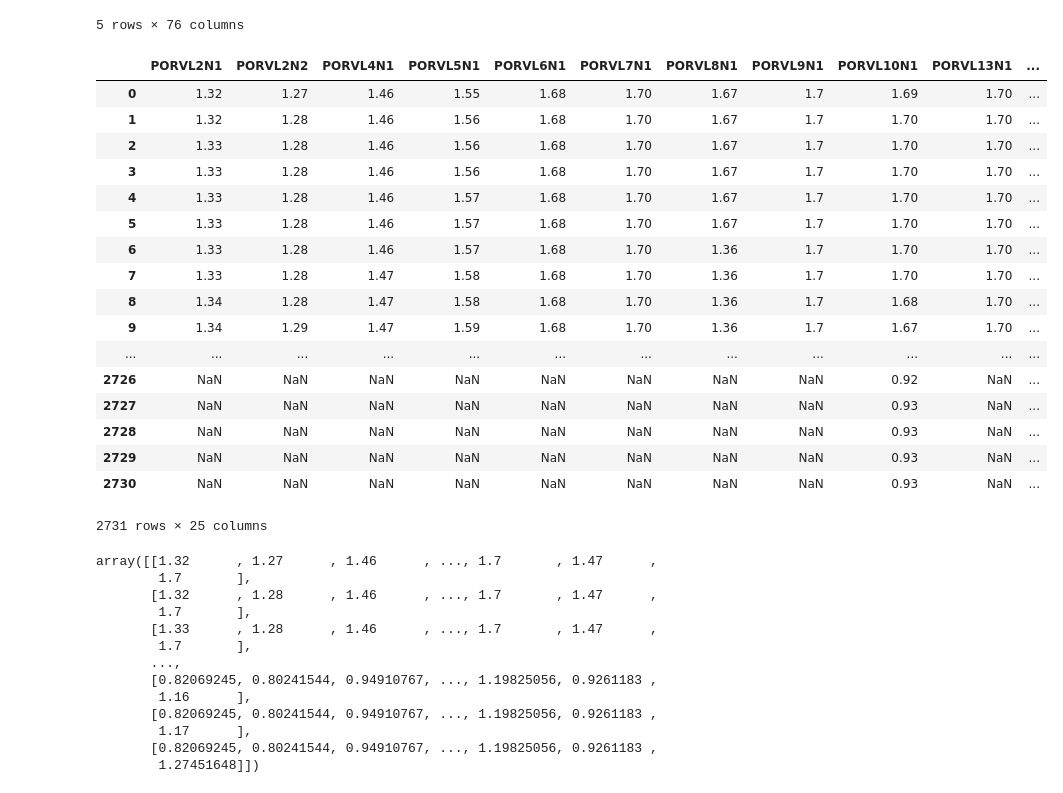
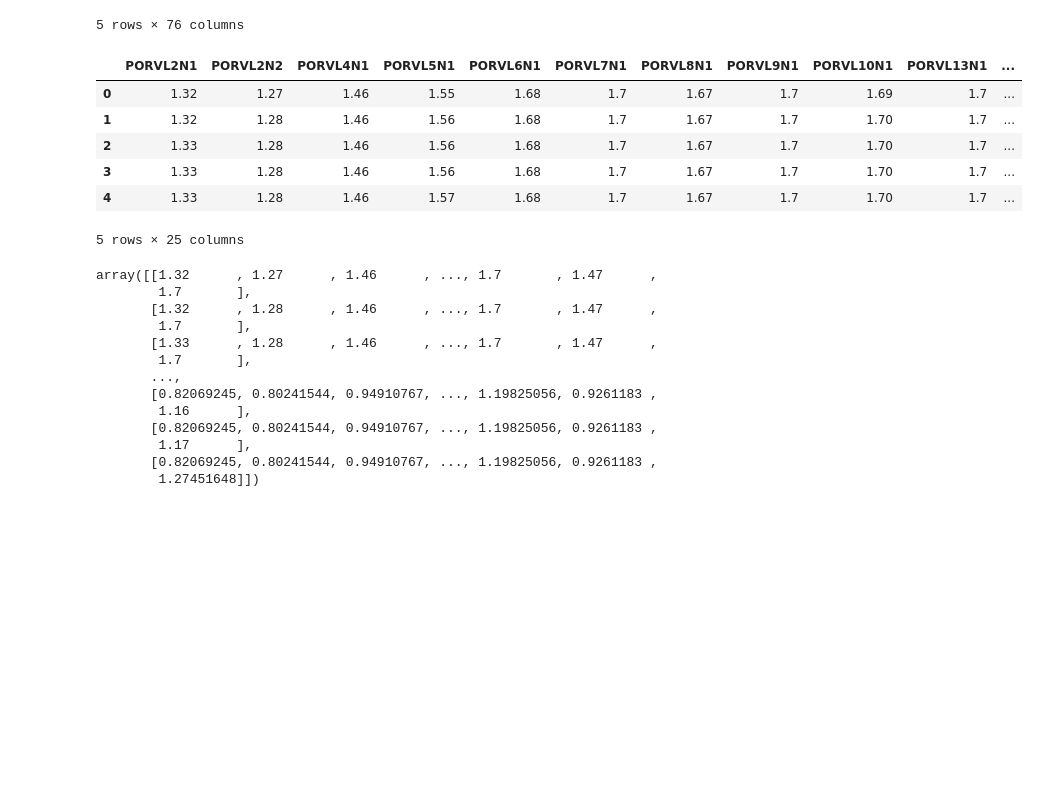
Before and after one commit to bgarcial/sioma_project, a Jupyter notebook: notebooks/pre-processing_data/PhreaticLevel/28-weeks_January-12_August-03_2018/01-bgarcial-phreatic_level.ipynb, the cells around one changed output. Saved outputs shown, nothing was run; the diff lists cells and outputs as text; code cells hidden in the pictures; blank space fills up the shorter version.

Commit message:
PORV all lots nodes columns without scaling

```diff
--- a/notebooks/pre-processing_data/PhreaticLevel/28-weeks_January-12_August-03_2018/01-bgarcial-phreatic_level.ipynb
+++ b/notebooks/pre-processing_data/PhreaticLevel/28-weeks_January-12_August-03_2018/01-bgarcial-phreatic_level.ipynb
@@ -252,26 +241,15 @@ PORVL10N1 column rows number 2731
 # %%
 phreatic_level_Apr13_Aug03_lots_nodes = phreatic_level_Apr13_Aug03.filter(regex=('PORVL.*'))
 # %%
-phreatic_level_Apr13_Aug03_lots_nodes
+phreatic_level_Apr13_Aug03_lots_nodes.head()
 # %% [output]
 |  | PORVL2N1 | PORVL2N2 | PORVL4N1 | PORVL5N1 | PORVL6N1 | PORVL7N1 | PORVL8N1 | PORVL9N1 | PORVL10N1 | PORVL13N1 | ... |
-| 0 | 1.32 | 1.27 | 1.46 | 1.55 | 1.68 | 1.70 | 1.67 | 1.7 | 1.69 | 1.70 | ... |
-| 1 | 1.32 | 1.28 | 1.46 | 1.56 | 1.68 | 1.70 | 1.67 | 1.7 | 1.70 | 1.70 | ... |
-| 2 | 1.33 | 1.28 | 1.46 | 1.56 | 1.68 | 1.70 | 1.67 | 1.7 | 1.70 | 1.70 | ... |
-| 3 | 1.33 | 1.28 | 1.46 | 1.56 | 1.68 | 1.70 | 1.67 | 1.7 | 1.70 | 1.70 | ... |
-| 4 | 1.33 | 1.28 | 1.46 | 1.57 | 1.68 | 1.70 | 1.67 | 1.7 | 1.70 | 1.70 | ... |
-| 5 | 1.33 | 1.28 | 1.46 | 1.57 | 1.68 | 1.70 | 1.67 | 1.7 | 1.70 | 1.70 | ... |
-| 6 | 1.33 | 1.28 | 1.46 | 1.57 | 1.68 | 1.70 | 1.36 | 1.7 | 1.70 | 1.70 | ... |
-| 7 | 1.33 | 1.28 | 1.47 | 1.58 | 1.68 | 1.70 | 1.36 | 1.7 | 1.70 | 1.70 | ... |
-| 8 | 1.34 | 1.28 | 1.47 | 1.58 | 1.68 | 1.70 | 1.36 | 1.7 | 1.68 | 1.70 | ... |
-| 9 | 1.34 | 1.29 | 1.47 | 1.59 | 1.68 | 1.70 | 1.36 | 1.7 | 1.67 | 1.70 | ... |
-| ... | ... | ... | ... | ... | ... | ... | ... | ... | ... | ... | ... |
-| 2726 | NaN | NaN | NaN | NaN | NaN | NaN | NaN | NaN | 0.92 | NaN | ... |
-| 2727 | NaN | NaN | NaN | NaN | NaN | NaN | NaN | NaN | 0.93 | NaN | ... |
-| 2728 | NaN | NaN | NaN | NaN | NaN | NaN | NaN | NaN | 0.93 | NaN | ... |
-| 2729 | NaN | NaN | NaN | NaN | NaN | NaN | NaN | NaN | 0.93 | NaN | ... |
-| 2730 | NaN | NaN | NaN | NaN | NaN | NaN | NaN | NaN | 0.93 | NaN | ... |
+| 0 | 1.32 | 1.27 | 1.46 | 1.55 | 1.68 | 1.7 | 1.67 | 1.7 | 1.69 | 1.7 | ... |
+| 1 | 1.32 | 1.28 | 1.46 | 1.56 | 1.68 | 1.7 | 1.67 | 1.7 | 1.70 | 1.7 | ... |
+| 2 | 1.33 | 1.28 | 1.46 | 1.56 | 1.68 | 1.7 | 1.67 | 1.7 | 1.70 | 1.7 | ... |
+| 3 | 1.33 | 1.28 | 1.46 | 1.56 | 1.68 | 1.7 | 1.67 | 1.7 | 1.70 | 1.7 | ... |
+| 4 | 1.33 | 1.28 | 1.46 | 1.57 | 1.68 | 1.7 | 1.67 | 1.7 | 1.70 | 1.7 | ... |
-2731 rows × 25 columns
+5 rows × 25 columns
 # %%
 imputer = Imputer(missing_values = 'NaN', strategy = 'mean', axis = 0)
 imputer = imputer.fit(phreatic_level_Apr13_Aug03_lots_nodes[::])
```
Also changed, not shown: parts of 4 cells of this notebook, 6 other files.
